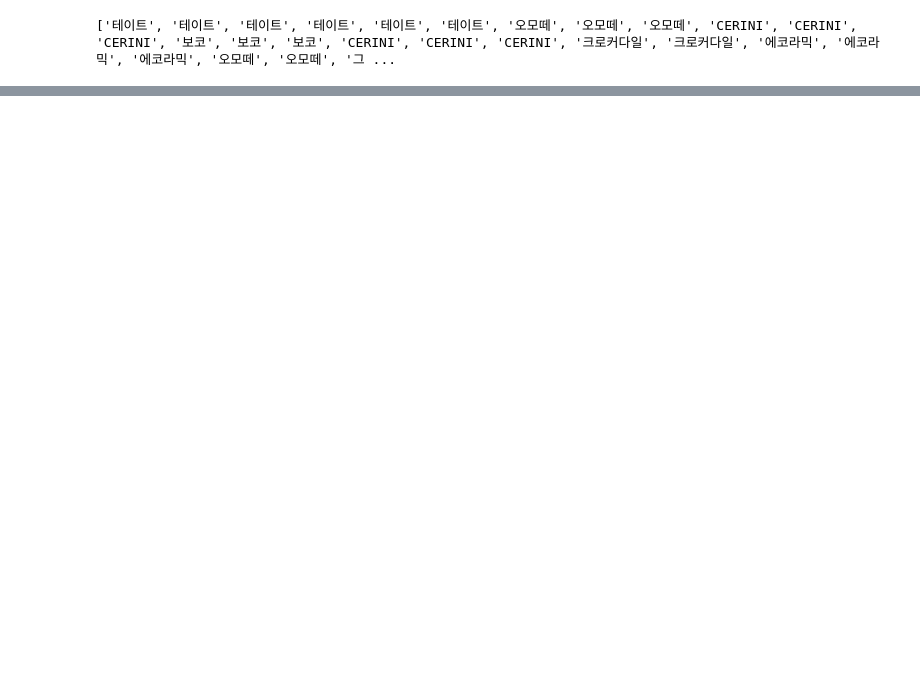
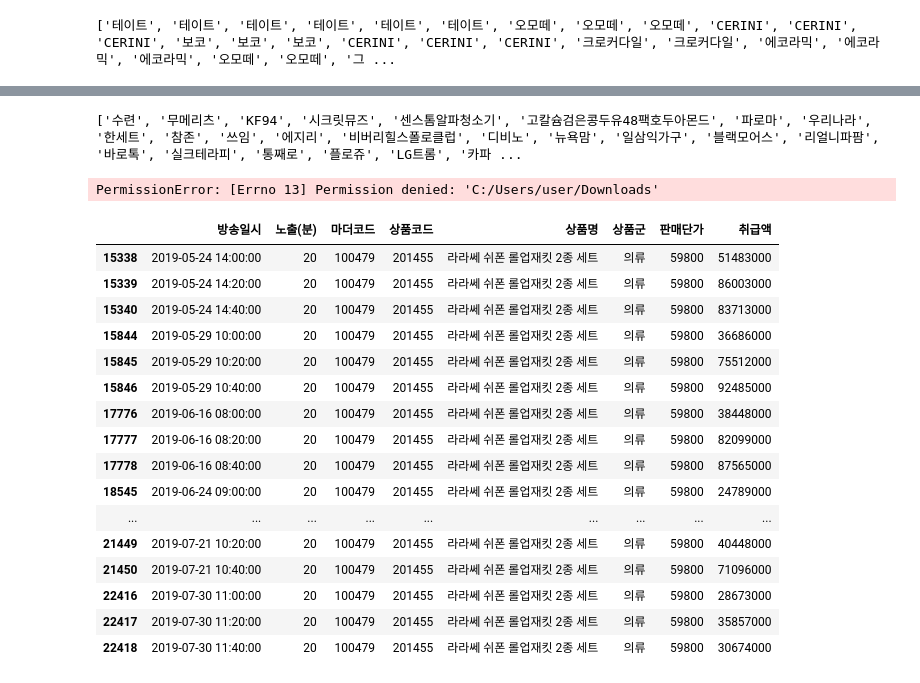
Before and after one commit to ailever/project_03, a Jupyter notebook: competition/keyword2.ipynb, the cells around one changed output, grey strips where cells are left out. Saved outputs shown, nothing was run; the diff lists cells and outputs as text; code cells hidden in the pictures; blank space fills up the shorter version.

```diff
--- a/competition/keyword2.ipynb
+++ b/competition/keyword2.ipynb
@@ -2,8 +2,9 @@
 import pandas as pd
 
 #performance_path = './performance.xlsx'
-performance = pd.read_excel('C:/Users/user/Downloads/01_제공데이터/2020 빅콘테스트 데이터분석분야-챔피언리그_2019년 실적데이터.xlsx')
+performance = pd.read_excel('C:/Users/user/Downloads/01_제공데이터/2020 빅콘테스트 데이터분석분야-챔피언리그_2019년 실적데이터_v1_200818.xlsx')
 performance.columns=['방송일시', '노출(분)', '마더코드', '상품코드', '상품명', '상품군', '판매단가', '취급액']
+
 performance = performance.drop([0])
 performance
 # %% [output]
@@ -342,0 +450,8 @@ com_names in
+# %%
+print(com_names)
+# %% [output]
+['수련', '무메리츠', 'KF94', '시크릿뮤즈', '센스톰알파청소기', '고칼슘검은콩두유48팩호두아몬드', '파로마', '우리나라', '한세트', '참존', '쓰임', '에지리', '비버리힐스폴로클럽', '디비노', '뉴욕맘', '일삼익가구', '블랙모어스', '리얼니파팜', '바로톡', '실크테라피', '통째로', '플로쥬', 'LG트롬', '카파 ...
+# %%
+com.to_csv('C:/Users/user/Downloads',index=False,encoding='utf-8')
+# %% [output]
+PermissionError: [Errno 13] Permission denied: 'C:/Users/user/Downloads'
@@ -342,0 +460,21 @@ com_names in
+# %%
+라라쎄=performance[performance['상품명'].str.contains('라라쎄')]
+라라쎄
+# %% [output]
+|  | 방송일시 | 노출(분) | 마더코드 | 상품코드 | 상품명 | 상품군 | 판매단가 | 취급액 |
+| 15338 | 2019-05-24 14:00:00 | 20 | 100479 | 201455 | 라라쎄 쉬폰 롤업재킷 2종 세트 | 의류 | 59800 | 51483000 |
+| 15339 | 2019-05-24 14:20:00 | 20 | 100479 | 201455 | 라라쎄 쉬폰 롤업재킷 2종 세트 | 의류 | 59800 | 86003000 |
+| 15340 | 2019-05-24 14:40:00 | 20 | 100479 | 201455 | 라라쎄 쉬폰 롤업재킷 2종 세트 | 의류 | 59800 | 83713000 |
+| 15844 | 2019-05-29 10:00:00 | 20 | 100479 | 201455 | 라라쎄 쉬폰 롤업재킷 2종 세트 | 의류 | 59800 | 36686000 |
+| 15845 | 2019-05-29 10:20:00 | 20 | 100479 | 201455 | 라라쎄 쉬폰 롤업재킷 2종 세트 | 의류 | 59800 | 75512000 |
+| 15846 | 2019-05-29 10:40:00 | 20 | 100479 | 201455 | 라라쎄 쉬폰 롤업재킷 2종 세트 | 의류 | 59800 | 92485000 |
+| 17776 | 2019-06-16 08:00:00 | 20 | 100479 | 201455 | 라라쎄 쉬폰 롤업재킷 2종 세트 | 의류 | 59800 | 38448000 |
+| 17777 | 2019-06-16 08:20:00 | 20 | 100479 | 201455 | 라라쎄 쉬폰 롤업재킷 2종 세트 | 의류 | 59800 | 82099000 |
+| 17778 | 2019-06-16 08:40:00 | 20 | 100479 | 201455 | 라라쎄 쉬폰 롤업재킷 2종 세트 | 의류 | 59800 | 87565000 |
+| 18545 | 2019-06-24 09:00:00 | 20 | 100479 | 201455 | 라라쎄 쉬폰 롤업재킷 2종 세트 | 의류 | 59800 | 24789000 |
+| ... | ... | ... | ... | ... | ... | ... | ... | ... |
+| 21449 | 2019-07-21 10:20:00 | 20 | 100479 | 201455 | 라라쎄 쉬폰 롤업재킷 2종 세트 | 의류 | 59800 | 40448000 |
+| 21450 | 2019-07-21 10:40:00 | 20 | 100479 | 201455 | 라라쎄 쉬폰 롤업재킷 2종 세트 | 의류 | 59800 | 71096000 |
+| 22416 | 2019-07-30 11:00:00 | 20 | 100479 | 201455 | 라라쎄 쉬폰 롤업재킷 2종 세트 | 의류 | 59800 | 28673000 |
+| 22417 | 2019-07-30 11:20:00 | 20 | 100479 | 201455 | 라라쎄 쉬폰 롤업재킷 2종 세트 | 의류 | 59800 | 35857000 |
+| 22418 | 2019-07-30 11:40:00 | 20 | 100479 | 201455 | 라라쎄 쉬폰 롤업재킷 2종 세트 | 의류 | 59800 | 30674000 |
```
Also changed, not shown: parts of 41 cells of this notebook.
